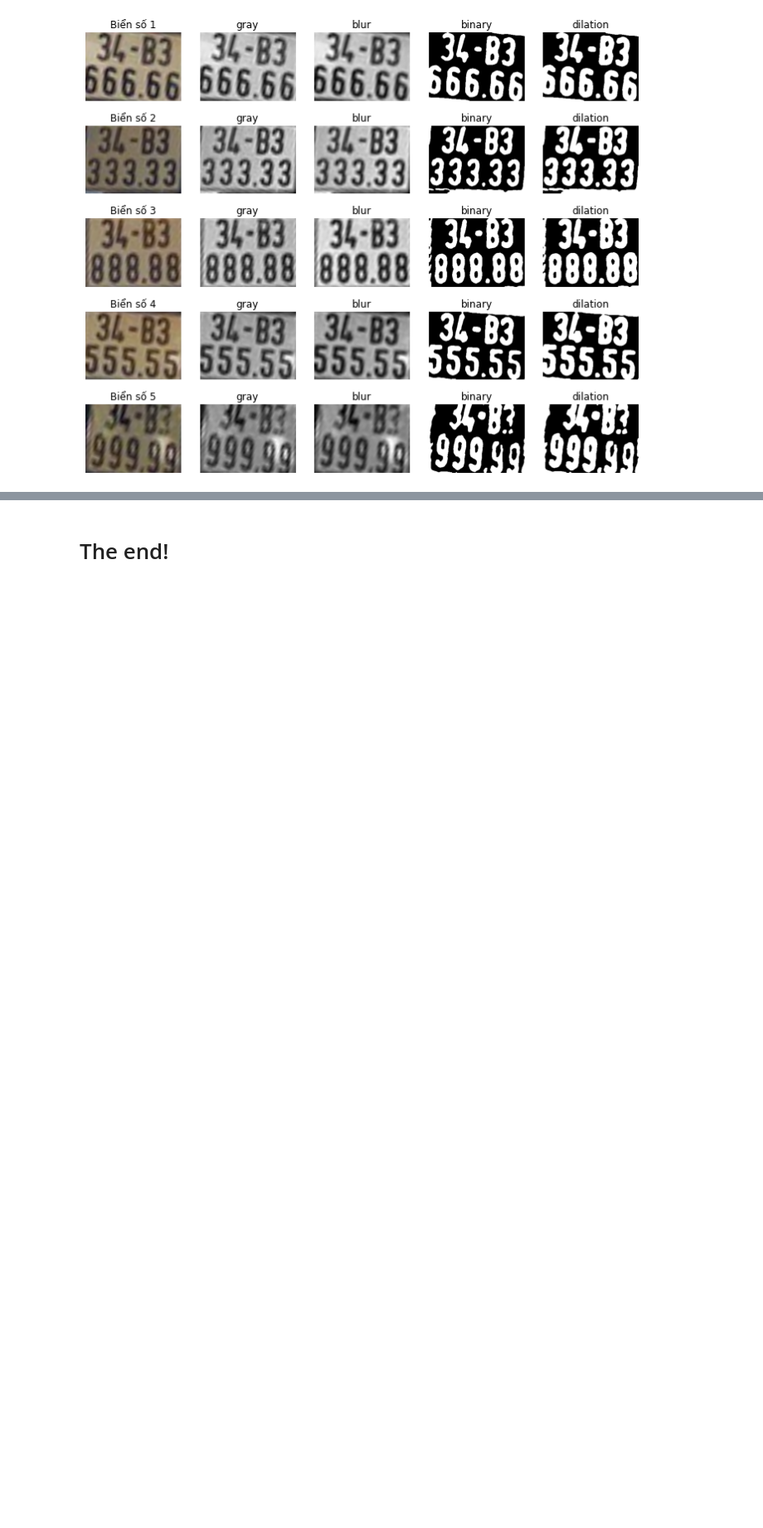
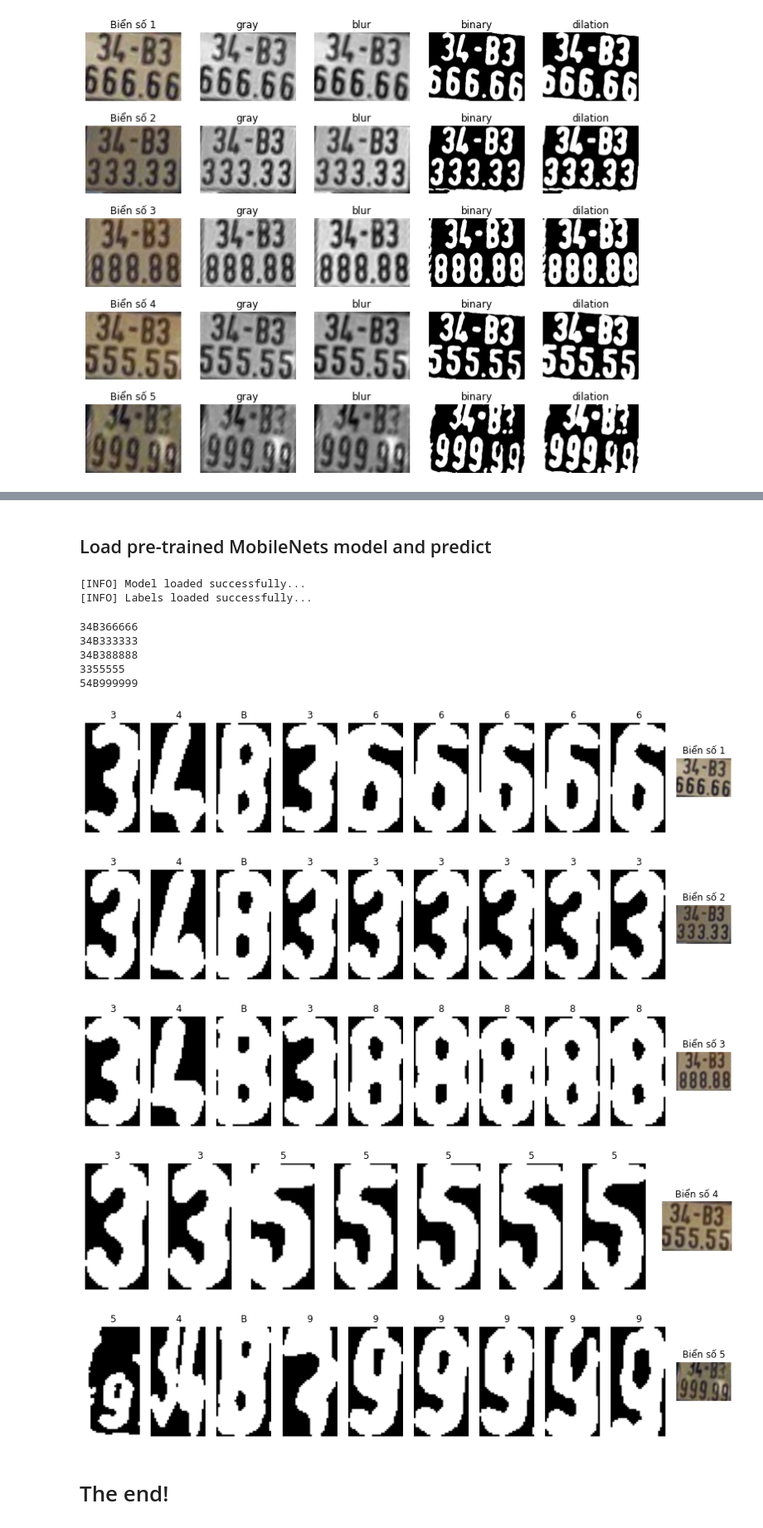
Before and after one commit to phan-le-phu/Plate_detect_and_recognize, a Jupyter notebook: [Part 2]Multiple_Plates_character_segmentation_with_OpenCV.ipynb, the cells around one changed output, grey strips where cells are left out. Shown at 83% size. Saved outputs shown, nothing was run; the diff lists cells and outputs as text; code cells hidden in the pictures; blank space fills up the shorter version.

```diff
--- a/[Part 2]Multiple_Plates_character_segmentation_with_OpenCV.ipynb
+++ b/[Part 2]Multiple_Plates_character_segmentation_with_OpenCV.ipynb
@@ -201,2 +211,58 @@ for i in range(len(plate_numbers)):
+# %% [markdown]
+## Load pre-trained MobileNets model and predict
+# %%
+# Load model architecture, weight and labels
+json_file = open('MobileNets_character_recognition.json', 'r')
+loaded_model_json = json_file.read()
+json_file.close()
+model = model_from_json(loaded_model_json)
+model.load_weights("License_character_recognition_weight.h5")
+print("[INFO] Model loaded successfully...")
+
+labels = LabelEncoder()
+labels.classes_ = np.load('license_character_classes.npy')
+print("[INFO] Labels loaded successfully...")
+# %% [output]
+[INFO] Model loaded successfully...
+[INFO] Labels loaded successfully...
+# %%
+# pre-processing input images and pedict with model
+def predict_from_model(image,model,labels):
+    image = cv2.resize(image,(80,80))
+    image = np.stack((image,)*3, axis=-1)
+    prediction = labels.inverse_transform([np.argmax(model.predict(image[np.newaxis,:]))])
+    return prediction
+# %%
+for k in range(len(LpImg)):
+  crop_characters = plate_numbers[k]
+  fig = plt.figure(figsize=(15,3))
+  cols = len(crop_characters) + 1
+  grid = gridspec.GridSpec(ncols=cols,nrows=1,figure=fig)
+
+  final_string = ''
+  for i,character in enumerate(crop_characters):
+      fig.add_subplot(grid[i])
+      title = np.array2string(predict_from_model(character,model,labels))
+      plt.title('{}'.format(title.strip("'[]"),fontsize=20))
+      final_string+=title.strip("'[]")
+      plt.axis(False)
+      plt.imshow(character,cmap='gray')
+  fig.add_subplot(grid[cols - 1])
+  plt.axis(False)
+  plt.title(f"Biển số {k + 1}")
+  plt.imshow(LpImg[k])
+  print(final_string)
+  #plt.savefig('final_result.png', dpi=300)
+# %% [output]
+34B366666
+34B333333
+34B388888
+3355555
+54B999999
+[figure, added]
+[figure, added]
+[figure, added]
+[figure, added]
+[figure, added]
 # %% [markdown]
 # The end!
```
Also changed, not shown: parts of 5 cells of this notebook.
